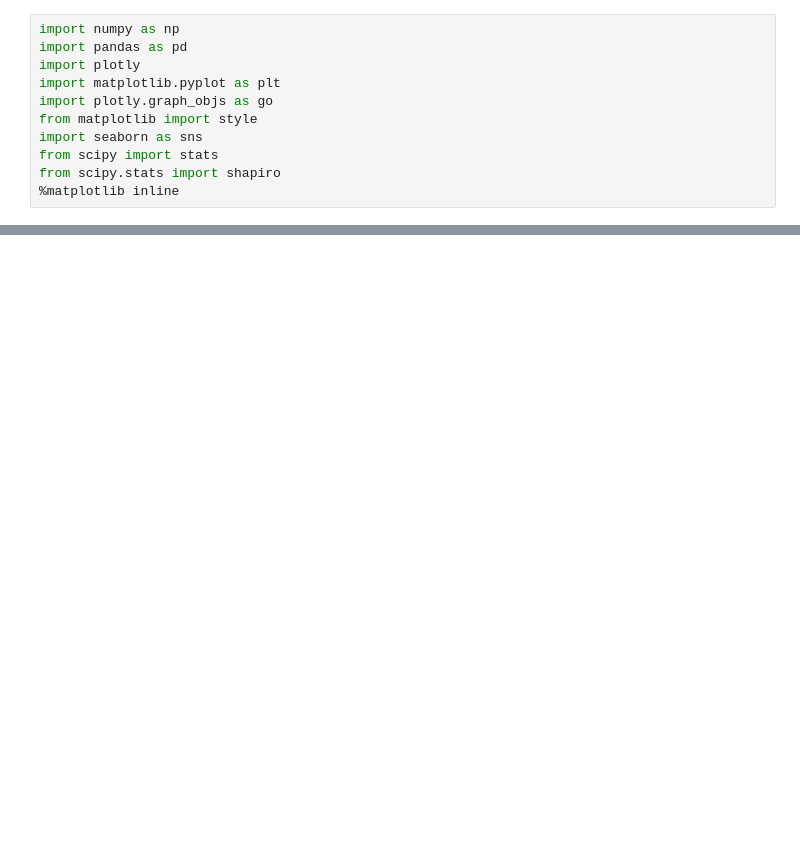
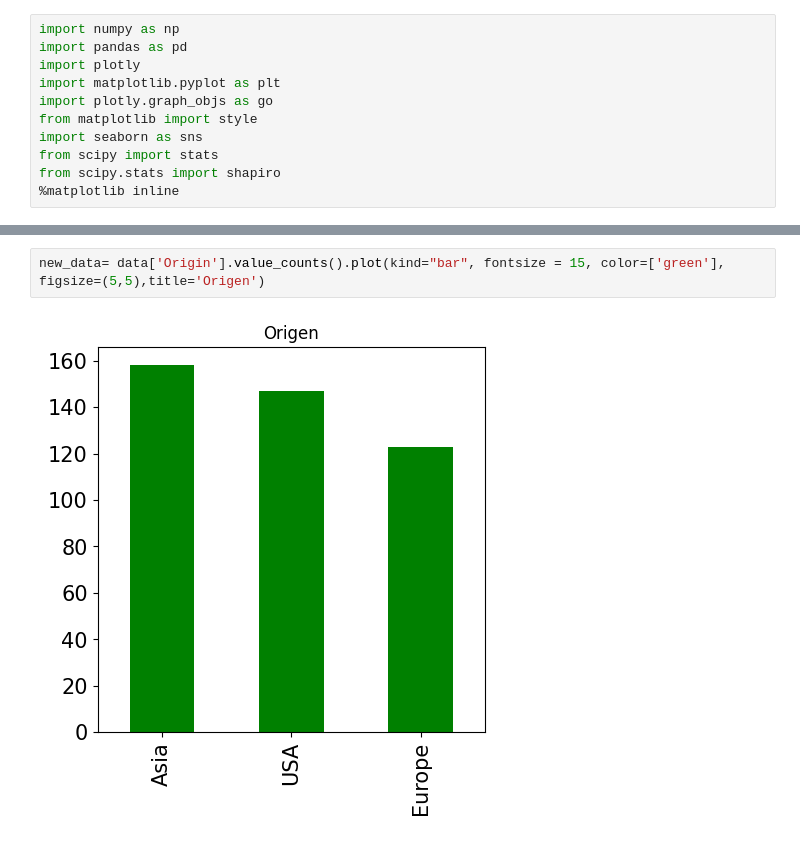
Before and after one commit to juanma1231/Estadistica-3, a Jupyter notebook: Tarea 1/src/puntos2.ipynb, the cells around one changed output, grey strips where cells are left out. Saved outputs shown, nothing was run; the diff lists cells and outputs as text; blank space fills up the shorter version.

```diff
--- a/Tarea 1/src/puntos2.ipynb
+++ b/Tarea 1/src/puntos2.ipynb
@@ -17,0 +65,4 @@ Error:
+# %%
+new_data= data['Origin'].value_counts().plot(kind="bar", fontsize = 15, color=['green'], figsize=(5,5),title='Origen')
+# %% [output]
+[figure, added]
```
Also changed, not shown: parts of 17 cells of this notebook.
